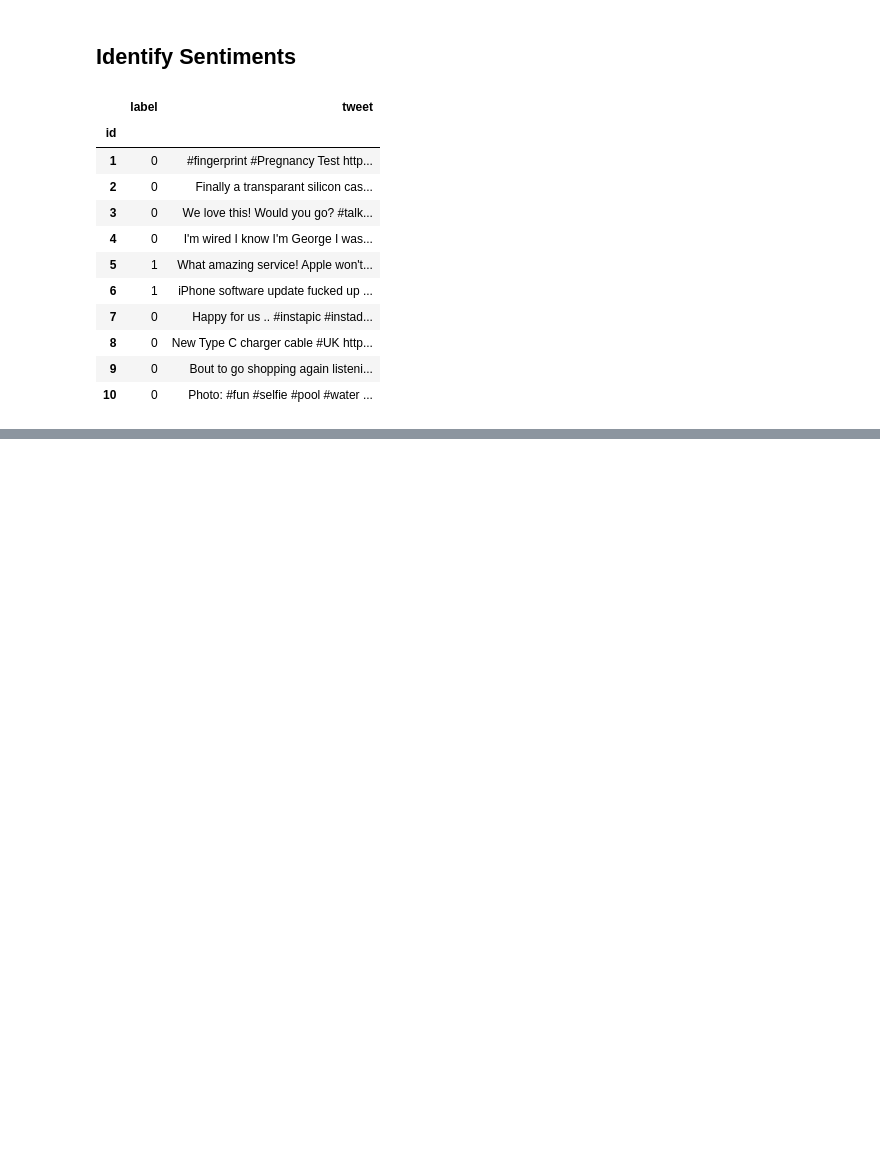
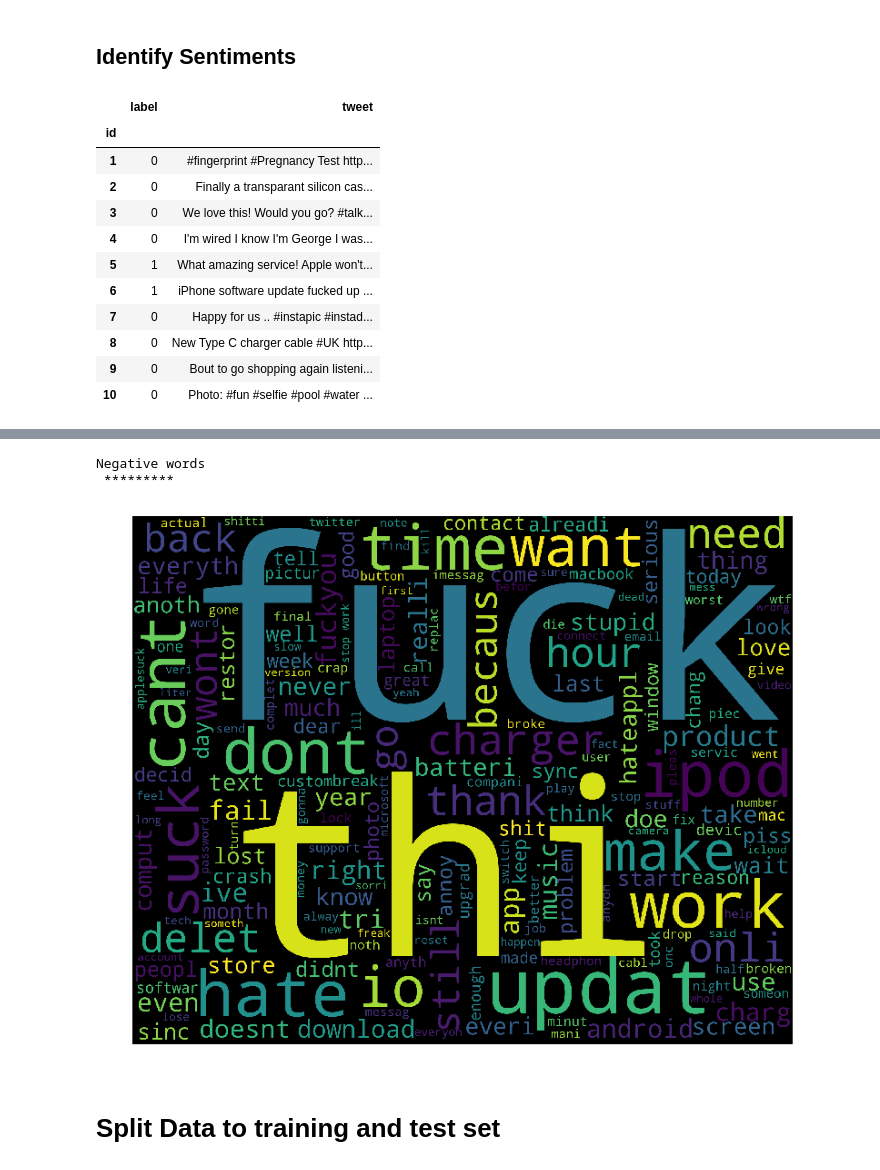
Before and after one commit to nsingh151/Projects-1, a Jupyter notebook: AV-NLP/project_file.ipynb, the cells around one changed output, grey strips where cells are left out. Saved outputs shown, nothing was run; the diff lists cells and outputs as text; code cells hidden in the pictures; blank space fills up the shorter version.

```diff
--- a/AV-NLP/project_file.ipynb
+++ b/AV-NLP/project_file.ipynb
@@ -77,0 +110,9 @@ data.head(10)
+# %%
+print("Negative words \n *********  \n")
+wordcloud_draw(data[data['label']==1]['clean_text'])
+# %% [output]
+Negative words
+ *********
+[figure, added]
+# %% [markdown]
+# Split Data to training and test set
```
Also changed, not shown: parts of 23 cells of this notebook.
